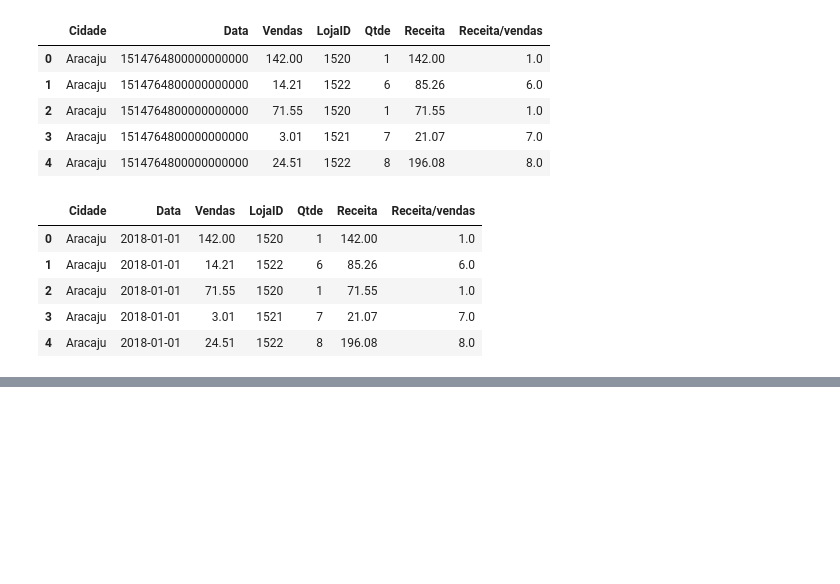
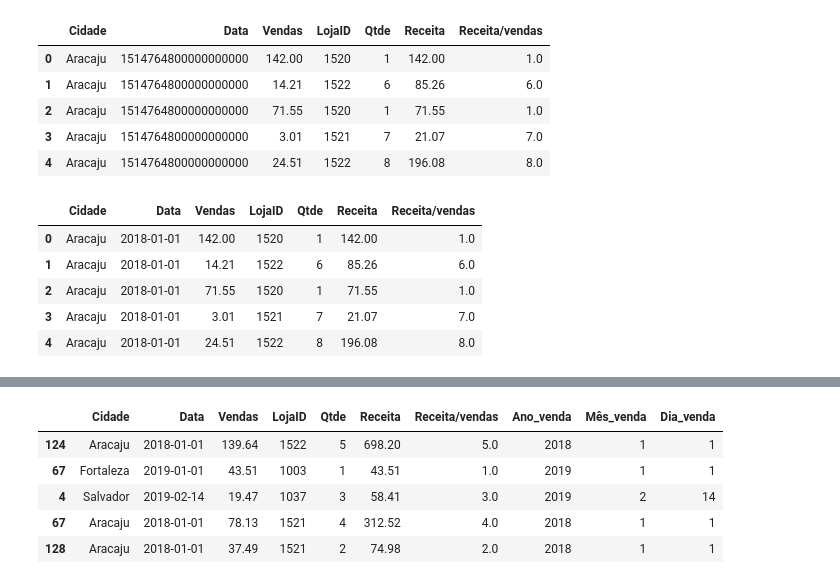
Before and after one commit to DamodaraBarbosa/projeto_analise_de_dados_DIO, a Jupyter notebook: Projeto_Python_e_Pandas_Aula_4_e_5_DIO.ipynb, the cells around one changed output, grey strips where cells are left out. Saved outputs shown, nothing was run; the diff lists cells and outputs as text; code cells hidden in the pictures; blank space fills up the shorter version.

```diff
--- a/Projeto_Python_e_Pandas_Aula_4_e_5_DIO.ipynb
+++ b/Projeto_Python_e_Pandas_Aula_4_e_5_DIO.ipynb
@@ -247,0 +283,9 @@ df.head()
+# %%
+df.sample(5)
+# %% [output]
+|  | Cidade | Data | Vendas | LojaID | Qtde | Receita | Receita/vendas | Ano_venda | Mês_venda | Dia_venda |
+| 124 | Aracaju | 2018-01-01 | 139.64 | 1522 | 5 | 698.20 | 5.0 | 2018 | 1 | 1 |
+| 67 | Fortaleza | 2019-01-01 | 43.51 | 1003 | 1 | 43.51 | 1.0 | 2019 | 1 | 1 |
+| 4 | Salvador | 2019-02-14 | 19.47 | 1037 | 3 | 58.41 | 3.0 | 2019 | 2 | 14 |
+| 67 | Aracaju | 2018-01-01 | 78.13 | 1521 | 4 | 312.52 | 4.0 | 2018 | 1 | 1 |
+| 128 | Aracaju | 2018-01-01 | 37.49 | 1521 | 2 | 74.98 | 2.0 | 2018 | 1 | 1 |
```
Also changed, not shown: parts of 12 cells of this notebook.
